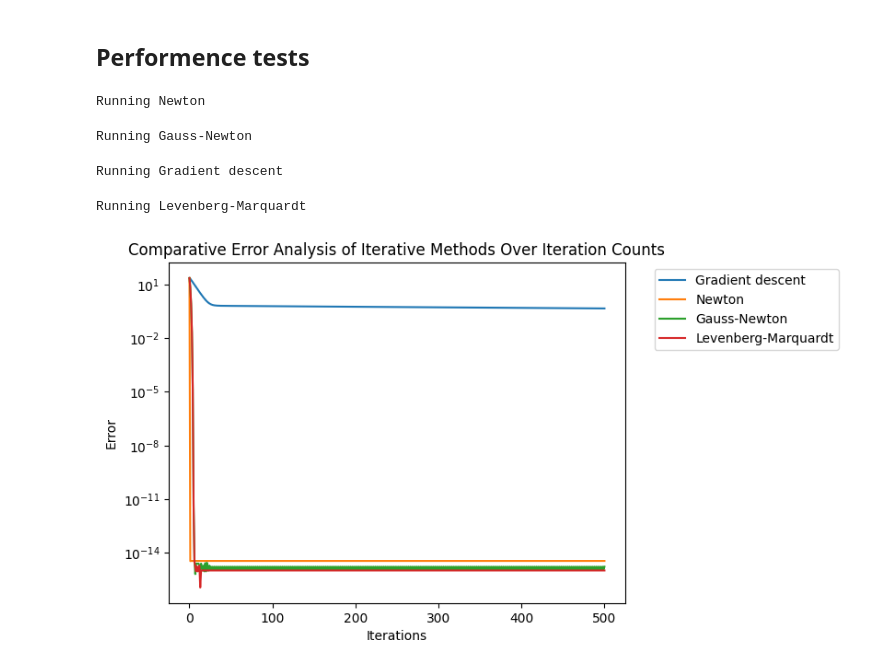
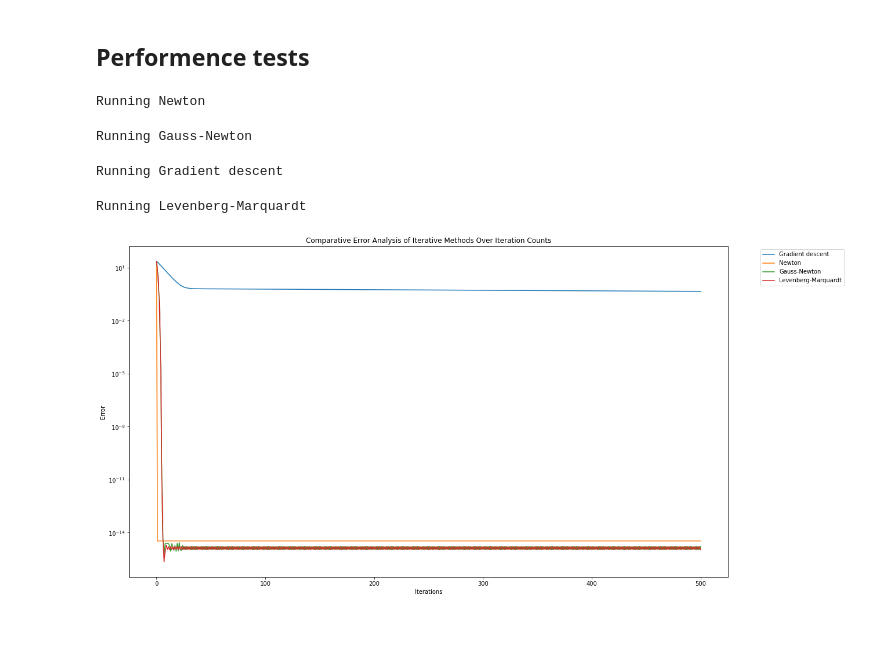
Before and after one commit to Perlik476/MNUMAD-optimizers, a Jupyter notebook: project/test_simple_function.ipynb, the cells around one changed output. Cells and saved outputs as stored; diff of their text form; code cells hidden in the pictures; blank space fills up the shorter version.

```diff
--- a/project/test_simple_function.ipynb
+++ b/project/test_simple_function.ipynb
@@ -118,31 +118,33 @@ optimizer_functions = {
     GAUSS_NEWTON: lambda points, errs: gauss_newton(R=F, p0=p0, alpha=alpha_gn, max_iter=max_iter, points=points, errs=errs),
     GRADIENT_DESCENT: lambda points, errs: gradient_descent(R=F, p0=p0, alpha=alpha_gd, max_iter=max_iter, points=points, errs=errs),
     LEVENBERG_MARQUARDT_CONST_PARAM: lambda points, errs: (
         LevenbergMarquardt(R=F, lambda_param_fun=LevenbergMarquardt.LambdaParamConstant(lambda0=lambda0))
         .optimize(p0, max_iter, points=points, errs=errs)
     ),
 }
 
 for name, optimizer in optimizer_functions.items():
     print("Running " + name)
     optimizer(points=points[name], errs=errors[name])
 
 iters = np.arange(0, max_iter + 1)
 for label, err in errors.items():
     try:
         plt.plot(iters, err, label=label)
     except:
         print("error in plotting for " + label)
 
 plt.legend(bbox_to_anchor=(1.05, 1), loc='upper left')
 plt.xlabel("Iterations")
 plt.ylabel("Error")
 plt.yscale("log")
 plt.title("Comparative Error Analysis of Iterative Methods Over Iteration Counts")
+fig = plt.gcf()
+fig.set_size_inches(18.5, 10.5)
 plt.show()
 # %% [output]
 Running Newton
 Running Gauss-Newton
 Running Gradient descent
 Running Levenberg-Marquardt
-[figure, old version]
+[figure, new version]
```
Also changed, not shown: 1 other file.
